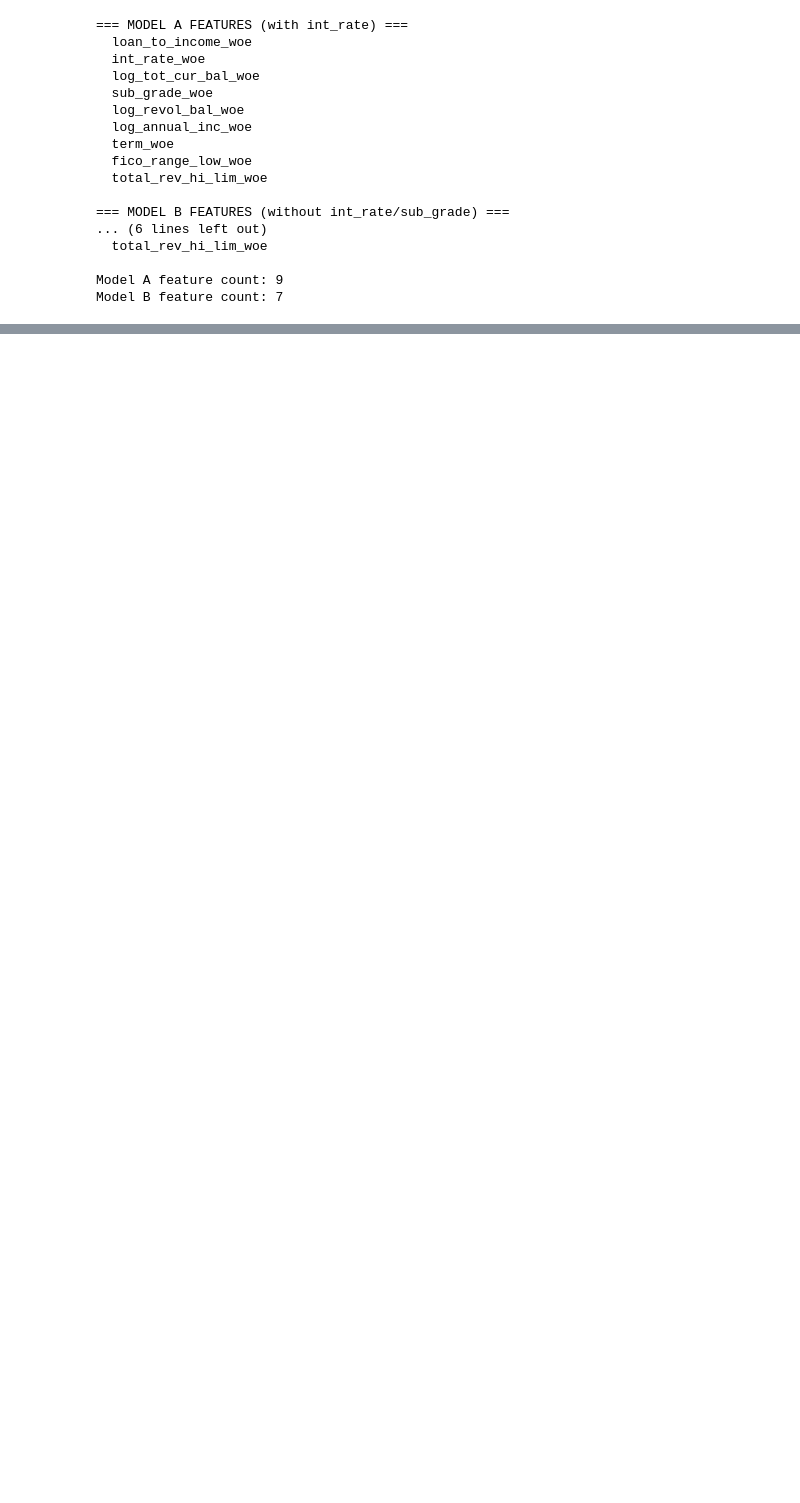
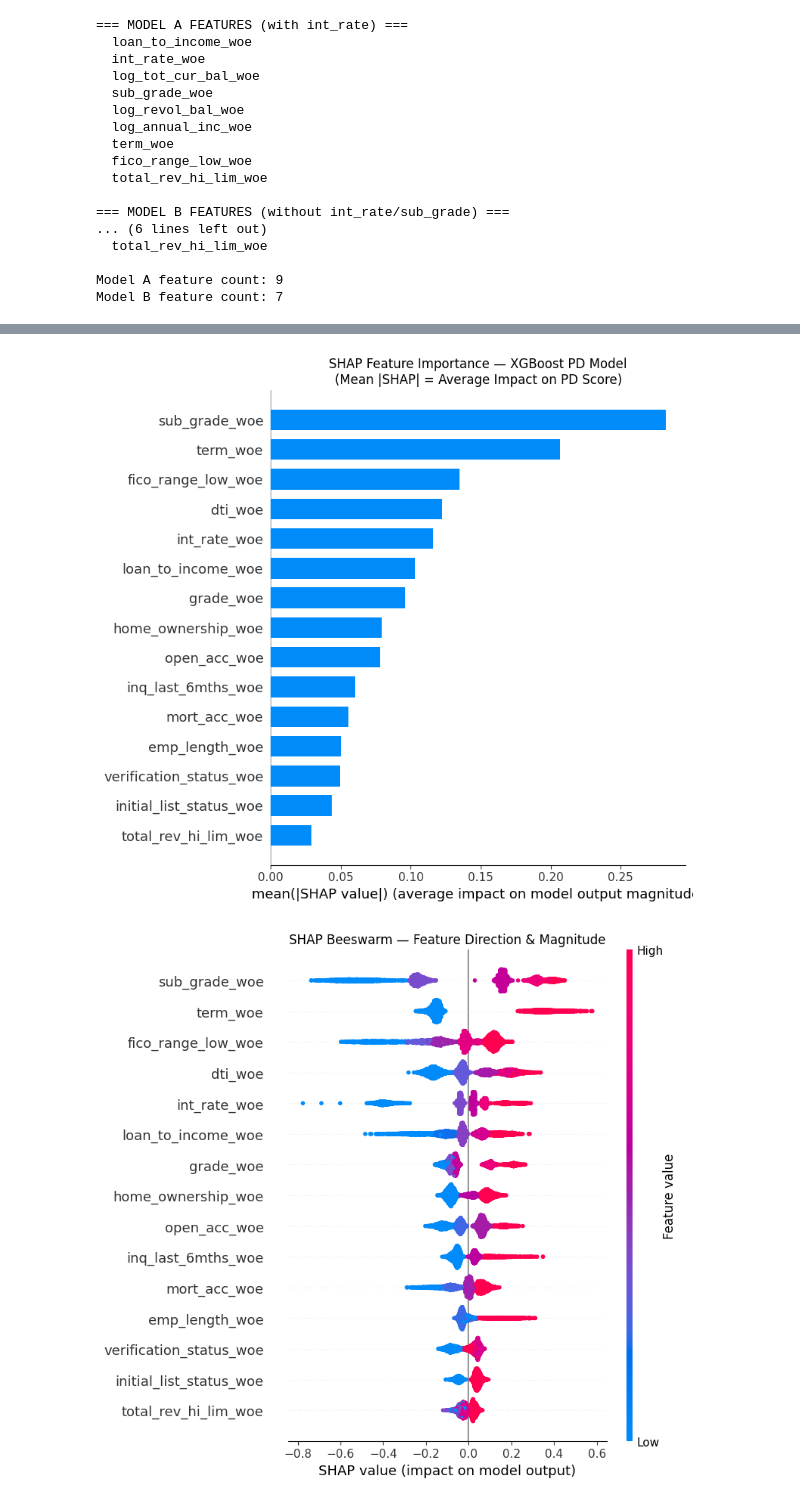
Before and after one commit to Gaurav-phatkare/Credit-Risk-Assessment-and-Default-Prediction-Framework, a Jupyter notebook: analysis_final.ipynb, the cells around one changed output, grey strips where cells are left out. Cells and saved outputs as stored; diff of their text form; code cells hidden in the pictures; blank space fills up the shorter version.

```diff
--- a/analysis_final.ipynb
+++ b/analysis_final.ipynb
@@ -740,0 +1080,30 @@ Model B feature count: 7
+# %%
+import shap
+
+# Compute SHAP values on a sample of OOT test set
+# Full 225K rows is slow — 5K sample is standard for SHAP analysis
+sample_idx = test_woe[all_woe_cols].sample(5000, random_state=42).index
+X_shap = test_woe.loc[sample_idx, all_woe_cols]
+
+explainer   = shap.TreeExplainer(xgb_model)
+shap_values = explainer.shap_values(X_shap)
+
+# ---- Plot 1: Global Feature Importance (SHAP Summary) ----
+plt.figure(figsize=(10, 8))
+shap.summary_plot(shap_values, X_shap, plot_type='bar',
+                  max_display=15, show=False)
+plt.title('SHAP Feature Importance — XGBoost PD Model\n(Mean |SHAP| = Average Impact on PD Score)')
+plt.tight_layout()
+plt.savefig('shap_importance.png', dpi=150)
+plt.show()
+
+# ---- Plot 2: SHAP Beeswarm (shows direction + magnitude) ----
+plt.figure(figsize=(10, 8))
+shap.summary_plot(shap_values, X_shap, max_display=15, show=False)
+plt.title('SHAP Beeswarm — Feature Direction & Magnitude')
+plt.tight_layout()
+plt.savefig('shap_beeswarm.png', dpi=150)
+plt.show()
+# %% [output]
+[figure, added]
+[figure, added]
```
Also changed, not shown: parts of 26 cells of this notebook.
